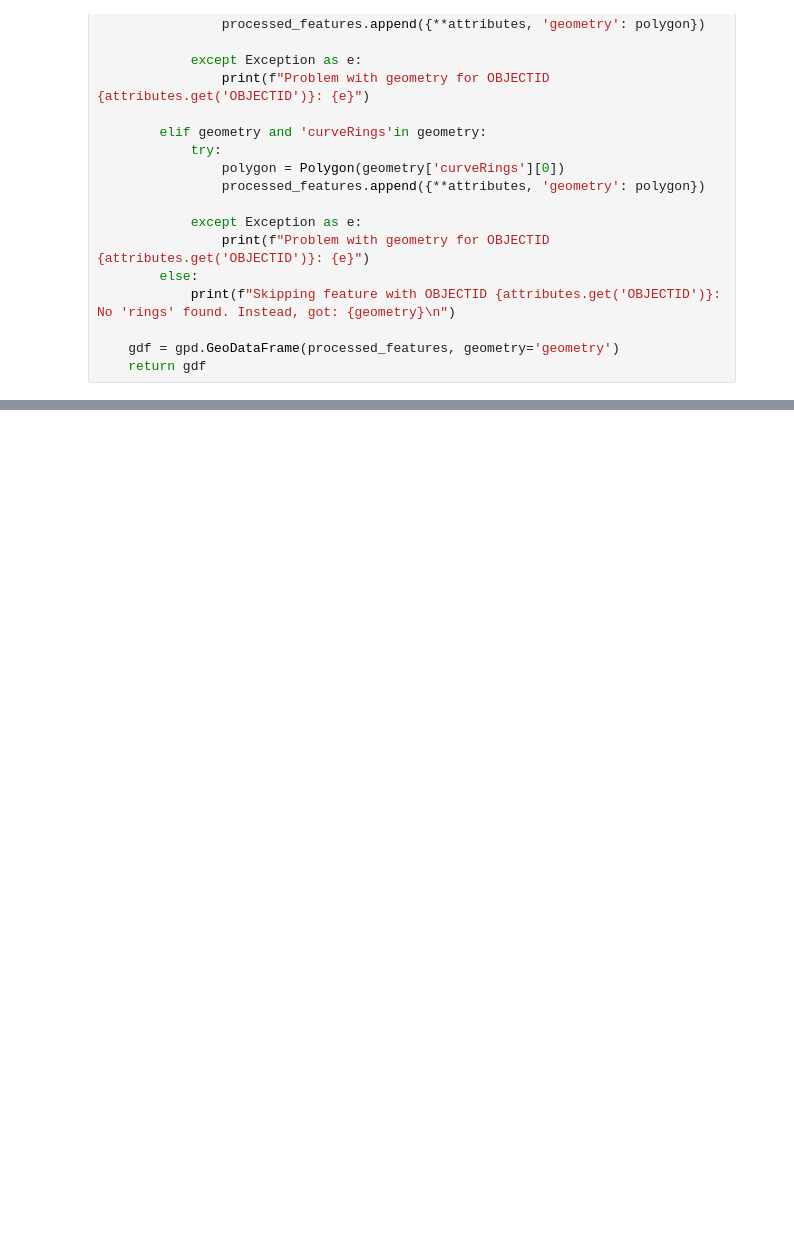
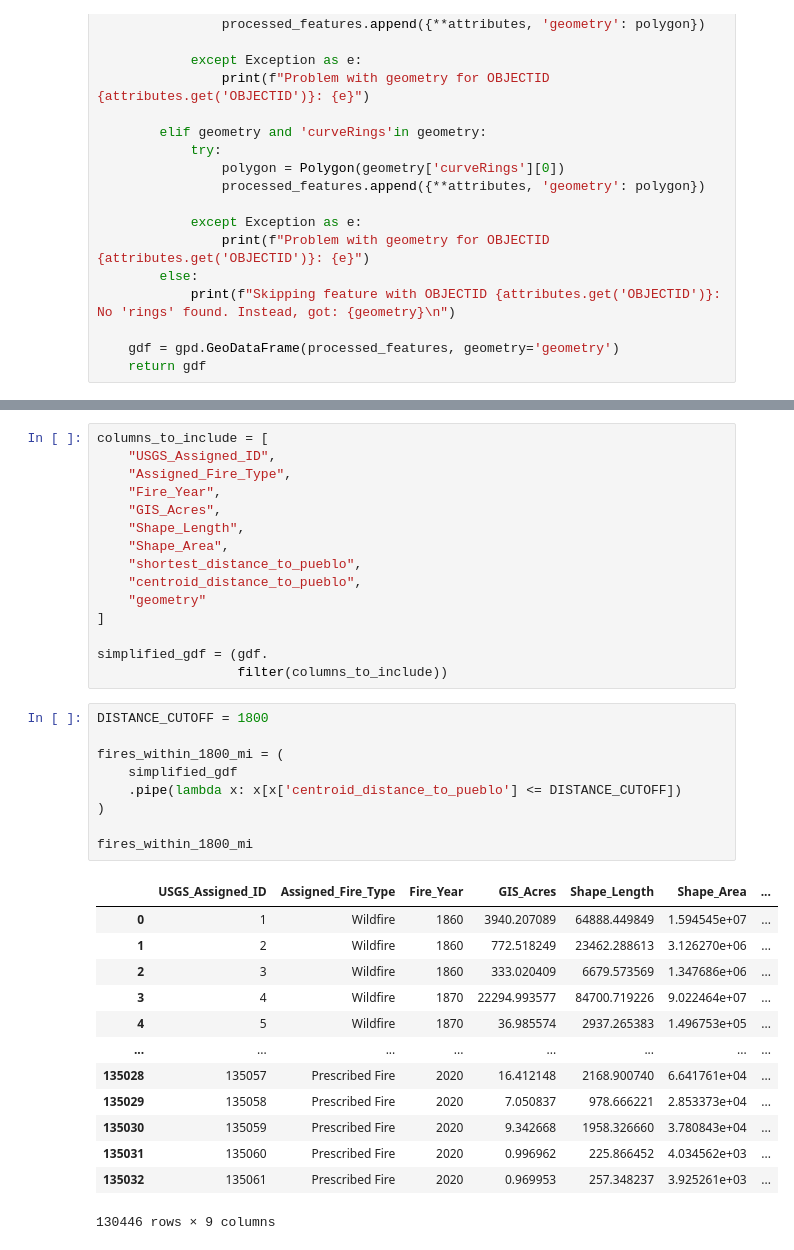
Before and after one commit to voglerdaniel/data-512-final-project, a Jupyter notebook: code/combining_distance_and_aqi.ipynb, the cells around one changed output, grey strips where cells are left out. Saved outputs shown, nothing was run; the diff lists cells and outputs as text; blank space fills up the shorter version.

```diff
--- a/code/combining_distance_and_aqi.ipynb
+++ b/code/combining_distance_and_aqi.ipynb
@@ -71,0 +99,38 @@ Problem with geometry for OBJECTID 127492: could not convert string to float: 'a
+# %%
+columns_to_include = [
+    "USGS_Assigned_ID",
+    "Assigned_Fire_Type",
+    "Fire_Year",
+    "GIS_Acres",
+    "Shape_Length",
+    "Shape_Area",
+    "shortest_distance_to_pueblo",
+    "centroid_distance_to_pueblo",
+    "geometry"
+]
+
+simplified_gdf = (gdf.
+                  filter(columns_to_include))
+# %%
+DISTANCE_CUTOFF = 1800
+
+fires_within_1800_mi = (
+    simplified_gdf
+    .pipe(lambda x: x[x['centroid_distance_to_pueblo'] <= DISTANCE_CUTOFF])
+)
+
+fires_within_1800_mi
+# %% [output]
+|  | USGS_Assigned_ID | Assigned_Fire_Type | Fire_Year | GIS_Acres | Shape_Length | Shape_Area | ... |
+| 0 | 1 | Wildfire | 1860 | 3940.207089 | 64888.449849 | 1.594545e+07 | ... |
+| 1 | 2 | Wildfire | 1860 | 772.518249 | 23462.288613 | 3.126270e+06 | ... |
+| 2 | 3 | Wildfire | 1860 | 333.020409 | 6679.573569 | 1.347686e+06 | ... |
+| 3 | 4 | Wildfire | 1870 | 22294.993577 | 84700.719226 | 9.022464e+07 | ... |
+| 4 | 5 | Wildfire | 1870 | 36.985574 | 2937.265383 | 1.496753e+05 | ... |
+| ... | ... | ... | ... | ... | ... | ... | ... |
+| 135028 | 135057 | Prescribed Fire | 2020 | 16.412148 | 2168.900740 | 6.641761e+04 | ... |
+| 135029 | 135058 | Prescribed Fire | 2020 | 7.050837 | 978.666221 | 2.853373e+04 | ... |
+| 135030 | 135059 | Prescribed Fire | 2020 | 9.342668 | 1958.326660 | 3.780843e+04 | ... |
+| 135031 | 135060 | Prescribed Fire | 2020 | 0.996962 | 225.866452 | 4.034562e+03 | ... |
+| 135032 | 135061 | Prescribed Fire | 2020 | 0.969953 | 257.348237 | 3.925261e+03 | ... |
+130446 rows × 9 columns
```
Also changed, not shown: parts of 27 cells of this notebook, 2 other files.
